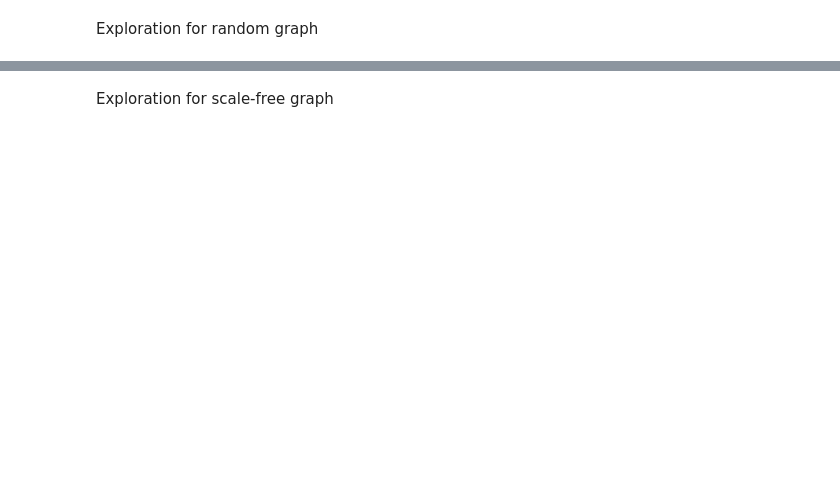
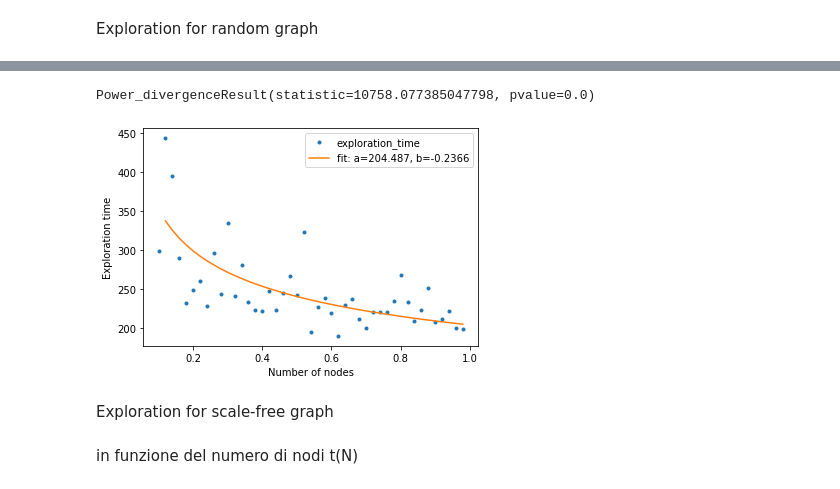
Before and after one commit to Ferri-00/Esame-Complessi, a Jupyter notebook: Exploration.ipynb, the cells around one changed output, grey strips where cells are left out. Saved outputs shown, nothing was run; the diff lists cells and outputs as text; code cells hidden in the pictures; blank space fills up the shorter version.

Commit message:
explo

```diff
--- a/Exploration.ipynb
+++ b/Exploration.ipynb
@@ -16,7 +89,7 @@ seed = np.random.RandomState()
 time_steps = int(1e5)
 # t0 = time.time()
 
-explorations_per_graph=100
+explorations_per_graph=10
 
 def LinearSearch(lys, element):
     for i in range(len(lys)):
@@ -27,7 +100,7 @@ def LinearSearch(lys, element):
 #definisco una funzione del grafo per poi fare la media tra grafi differenti
 
 def time_nodes (G, explorations_per_graph):
-    initial_node = _random_subset(len(G.nodes), 1, seed).pop()
+    initial_node = _random_subset(G.nodes, 1, seed).pop()
 
     #dinamica di esplorazione: semplicemente riempio una lista dei nuovi nodi in cui va il walker. Linear search
     #mi guarda se il nodo è gia presente e non lo aggiunge. Exploration fa un evoluzione temporale restituendo il nuovo nodo
@@ -55,10 +128,6 @@ def time_nodes (G, explorations_per_graph):
                 exploration_time += [t]
                 explored_nodes.clear()
                 break
-
-            if t > time_steps:
-                print(f"Exceeded {time_steps} iteration for network exploration")
-                break
             t += 1
 
     mean_exploration_time = sum(exploration_time)/explorations_per_graph
@@ -134,0 +208,12 @@ plt.show()
+# %%
+N = 50 # vettore dei nodi dei diversi grafi
+P = [0.1+i*0.02 for i in range(45)]
+Times = []
+
+#per ogni N creo un grafo e faccio una media dei tempi di esplorazione che plotto in funzione di N
+for i in range(len(P)):
+    G = nx.erdos_renyi_graph(N, P[i])
+    while min([d for n, d in G.degree()]) == 0:
+          G = nx.erdos_renyi_graph(N, P[i])
+    Times += [time_nodes(G, explorations_per_graph)]
+    print(P[i])
@@ -135,5 +238,33 @@ plt.show()
+# %%
+fig, ax = plt.subplots()
+
+ax.plot(P, Times, '.', label = 'exploration_time')
+ax.set_xlabel("Number of nodes")
+ax.set_ylabel("Exploration time")
+
+
+def power_law(x, a, b):
+    return a*np.power(x, b)
+
+x_low = 1
+poptPower, pcovPower = curve_fit(power_law, P[x_low:], Times[x_low:])
+
+fit_function = power_law(P[x_low:], *poptPower)
+
+ax.plot(P[x_low:], fit_function, '-',
+        label = f"fit: a={round(poptPower[0],3)}, b={round(poptPower[1],4)}")
+
+ax.legend()
+print(stats.chisquare(P[x_low:], fit_function))
+
+plt.show()
+# %% [output]
+Power_divergenceResult(statistic=10758.077385047798, pvalue=0.0)
+[figure, added]
 # %% [markdown]
 Exploration for scale-free graph
+# %% [markdown]
+in funzione del numero di nodi t(N)
 # %%
 N = [10+i*10 for i in range(20)]
 M = 3
```
Also changed, not shown: parts of 12 cells of this notebook.
